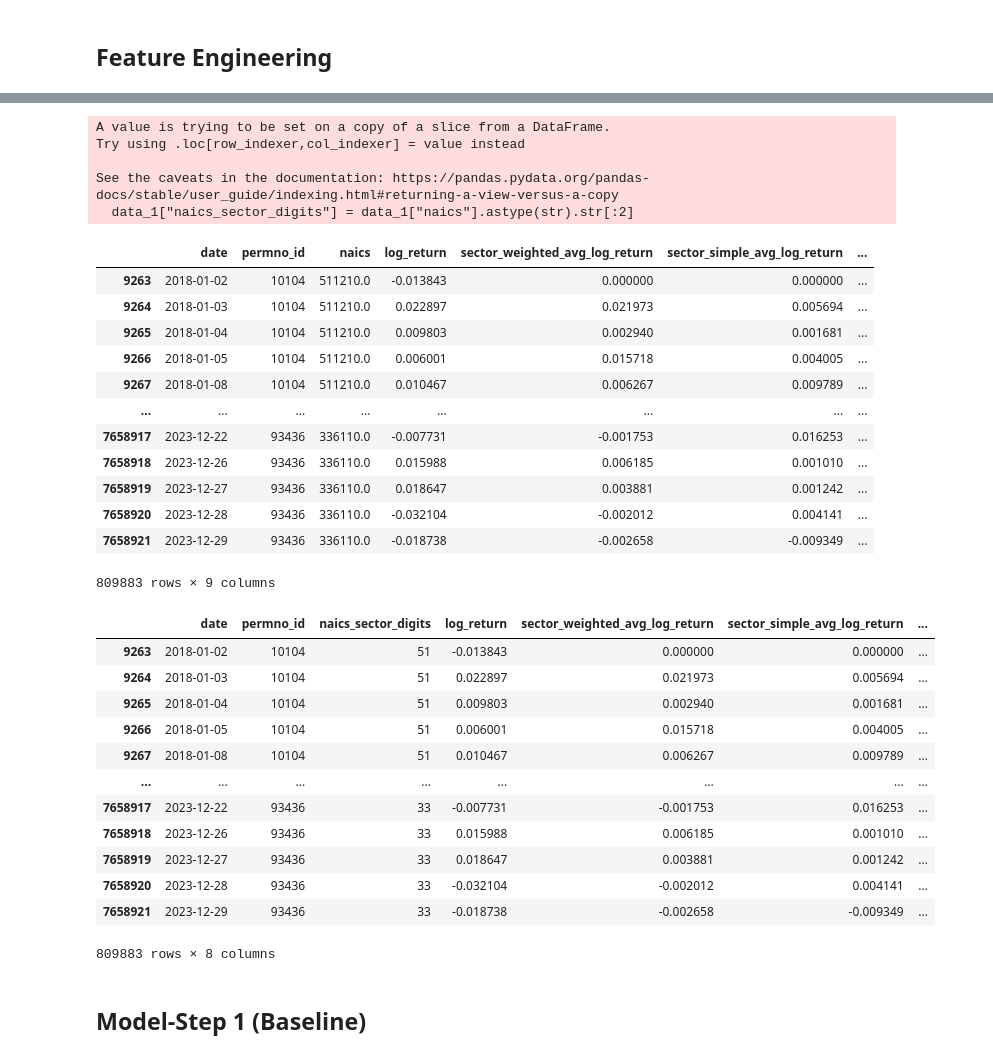
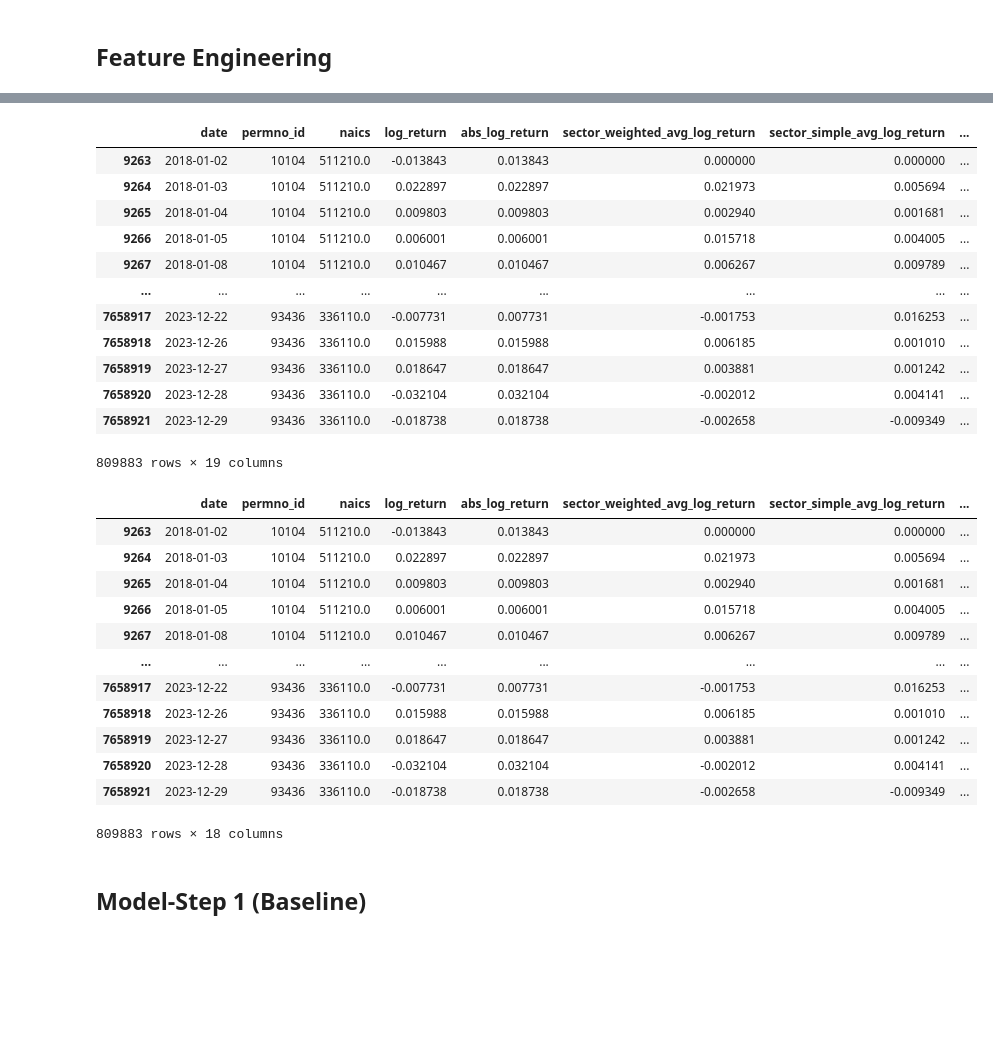
Before and after one commit to Shuo-Wang-UCBerkeley/VIP, a Jupyter notebook: src/shuo/Embedding-S&P_Step_1.ipynb, the cells around one changed output, grey strips where cells are left out. Drawn from its saved outputs; the diff is of its cells as text; code cells hidden in the pictures; blank space fills up the shorter version.

```diff
--- a/src/shuo/Embedding-S&P_Step_1.ipynb
+++ b/src/shuo/Embedding-S&P_Step_1.ipynb
@@ -146,10 +150,20 @@ data_1 = df[
         "permno_id",
         "naics",
         "log_return",
+        "abs_log_return",
         "sector_weighted_avg_log_return",
         "sector_simple_avg_log_return",
         "weighted_avg_log_return",
         "simple_avg_log_return",
+        "log_return_7",
+        "abs_log_return_7",
+        "log_return_14",
+        "abs_log_return_14",
+        "log_return_28",
+        "abs_log_return_28",
+        "volatility_7",
+        "volatility_14",
+        "volatility_28"
     ]
 ]
 data_1
@@ -171,52 +185,57 @@ data_1
 data_1["naics_sector_digits"] = data_1["naics"].astype(str).str[:2]
 data_1
 # %% [output]
+|  | date | permno_id | naics | log_return | abs_log_return | sector_weighted_avg_log_return | sector_simple_avg_log_return | ... |
+| 9263 | 2018-01-02 | 10104 | 511210.0 | -0.013843 | 0.013843 | 0.000000 | 0.000000 | ... |
+| 9264 | 2018-01-03 | 10104 | 511210.0 | 0.022897 | 0.022897 | 0.021973 | 0.005694 | ... |
+| 9265 | 2018-01-04 | 10104 | 511210.0 | 0.009803 | 0.009803 | 0.002940 | 0.001681 | ... |
+| 9266 | 2018-01-05 | 10104 | 511210.0 | 0.006001 | 0.006001 | 0.015718 | 0.004005 | ... |
+| 9267 | 2018-01-08 | 10104 | 511210.0 | 0.010467 | 0.010467 | 0.006267 | 0.009789 | ... |
+| ... | ... | ... | ... | ... | ... | ... | ... | ... |
+| 7658917 | 2023-12-22 | 93436 | 336110.0 | -0.007731 | 0.007731 | -0.001753 | 0.016253 | ... |
+| 7658918 | 2023-12-26 | 93436 | 336110.0 | 0.015988 | 0.015988 | 0.006185 | 0.001010 | ... |
+| 7658919 | 2023-12-27 | 93436 | 336110.0 | 0.018647 | 0.018647 | 0.003881 | 0.001242 | ... |
+| 7658920 | 2023-12-28 | 93436 | 336110.0 | -0.032104 | 0.032104 | -0.002012 | 0.004141 | ... |
+| 7658921 | 2023-12-29 | 93436 | 336110.0 | -0.018738 | 0.018738 | -0.002658 | -0.009349 | ... |
-A value is trying to be set on a copy of a slice from a DataFrame.
-Try using .loc[row_indexer,col_indexer] = value instead
-
-See the caveats in the documentation: https://pandas.pydata.org/pandas-docs/stable/user_guide/indexing.html#returning-a-view-versus-a-copy
-  data_1["naics_sector_digits"] = data_1["naics"].astype(str).str[:2]
+809883 rows × 19 columns
-|  | date | permno_id | naics | log_return | sector_weighted_avg_log_return | sector_simple_avg_log_return | ... |
-| 9263 | 2018-01-02 | 10104 | 511210.0 | -0.013843 | 0.000000 | 0.000000 | ... |
-| 9264 | 2018-01-03 | 10104 | 511210.0 | 0.022897 | 0.021973 | 0.005694 | ... |
-| 9265 | 2018-01-04 | 10104 | 511210.0 | 0.009803 | 0.002940 | 0.001681 | ... |
-| 9266 | 2018-01-05 | 10104 | 511210.0 | 0.006001 | 0.015718 | 0.004005 | ... |
-| 9267 | 2018-01-08 | 10104 | 511210.0 | 0.010467 | 0.006267 | 0.009789 | ... |
-| ... | ... | ... | ... | ... | ... | ... | ... |
-| 7658917 | 2023-12-22 | 93436 | 336110.0 | -0.007731 | -0.001753 | 0.016253 | ... |
-| 7658918 | 2023-12-26 | 93436 | 336110.0 | 0.015988 | 0.006185 | 0.001010 | ... |
-| 7658919 | 2023-12-27 | 93436 | 336110.0 | 0.018647 | 0.003881 | 0.001242 | ... |
-| 7658920 | 2023-12-28 | 93436 | 336110.0 | -0.032104 | -0.002012 | 0.004141 | ... |
-| 7658921 | 2023-12-29 | 93436 | 336110.0 | -0.018738 | -0.002658 | -0.009349 | ... |
-809883 rows × 9 columns
 # %%
 data_2 = data_1[
     [
         "date",
         "permno_id",
-        "naics_sector_digits",
+        "naics",
         "log_return",
+        "abs_log_return",
         "sector_weighted_avg_log_return",
         "sector_simple_avg_log_return",
         "weighted_avg_log_return",
         "simple_avg_log_return",
+        "log_return_7",
+        "abs_log_return_7",
+        "log_return_14",
+        "abs_log_return_14",
+        "log_return_28",
+        "abs_log_return_28",
+        "volatility_7",
+        "volatility_14",
+        "volatility_28"
     ]
 ]
 data_2
 # %% [output]
-|  | date | permno_id | naics_sector_digits | log_return | sector_weighted_avg_log_return | sector_simple_avg_log_return | ... |
-| 9263 | 2018-01-02 | 10104 | 51 | -0.013843 | 0.000000 | 0.000000 | ... |
-| 9264 | 2018-01-03 | 10104 | 51 | 0.022897 | 0.021973 | 0.005694 | ... |
-| 9265 | 2018-01-04 | 10104 | 51 | 0.009803 | 0.002940 | 0.001681 | ... |
-| 9266 | 2018-01-05 | 10104 | 51 | 0.006001 | 0.015718 | 0.004005 | ... |
-| 9267 | 2018-01-08 | 10104 | 51 | 0.010467 | 0.006267 | 0.009789 | ... |
-| ... | ... | ... | ... | ... | ... | ... | ... |
-| 7658917 | 2023-12-22 | 93436 | 33 | -0.007731 | -0.001753 | 0.016253 | ... |
-| 7658918 | 2023-12-26 | 93436 | 33 | 0.015988 | 0.006185 | 0.001010 | ... |
-| 7658919 | 2023-12-27 | 93436 | 33 | 0.018647 | 0.003881 | 0.001242 | ... |
-| 7658920 | 2023-12-28 | 93436 | 33 | -0.032104 | -0.002012 | 0.004141 | ... |
-| 7658921 | 2023-12-29 | 93436 | 33 | -0.018738 | -0.002658 | -0.009349 | ... |
+|  | date | permno_id | naics | log_return | abs_log_return | sector_weighted_avg_log_return | sector_simple_avg_log_return | ... |
+| 9263 | 2018-01-02 | 10104 | 511210.0 | -0.013843 | 0.013843 | 0.000000 | 0.000000 | ... |
+| 9264 | 2018-01-03 | 10104 | 511210.0 | 0.022897 | 0.022897 | 0.021973 | 0.005694 | ... |
+| 9265 | 2018-01-04 | 10104 | 511210.0 | 0.009803 | 0.009803 | 0.002940 | 0.001681 | ... |
+| 9266 | 2018-01-05 | 10104 | 511210.0 | 0.006001 | 0.006001 | 0.015718 | 0.004005 | ... |
+| 9267 | 2018-01-08 | 10104 | 511210.0 | 0.010467 | 0.010467 | 0.006267 | 0.009789 | ... |
+| ... | ... | ... | ... | ... | ... | ... | ... | ... |
+| 7658917 | 2023-12-22 | 93436 | 336110.0 | -0.007731 | 0.007731 | -0.001753 | 0.016253 | ... |
+| 7658918 | 2023-12-26 | 93436 | 336110.0 | 0.015988 | 0.015988 | 0.006185 | 0.001010 | ... |
+| 7658919 | 2023-12-27 | 93436 | 336110.0 | 0.018647 | 0.018647 | 0.003881 | 0.001242 | ... |
+| 7658920 | 2023-12-28 | 93436 | 336110.0 | -0.032104 | 0.032104 | -0.002012 | 0.004141 | ... |
+| 7658921 | 2023-12-29 | 93436 | 336110.0 | -0.018738 | 0.018738 | -0.002658 | -0.009349 | ... |
-809883 rows × 8 columns
+809883 rows × 18 columns
 # %% [markdown]
 ## Model-Step 1 (Baseline)
 # %%
```
Also changed, not shown: parts of 33 cells of this notebook.
